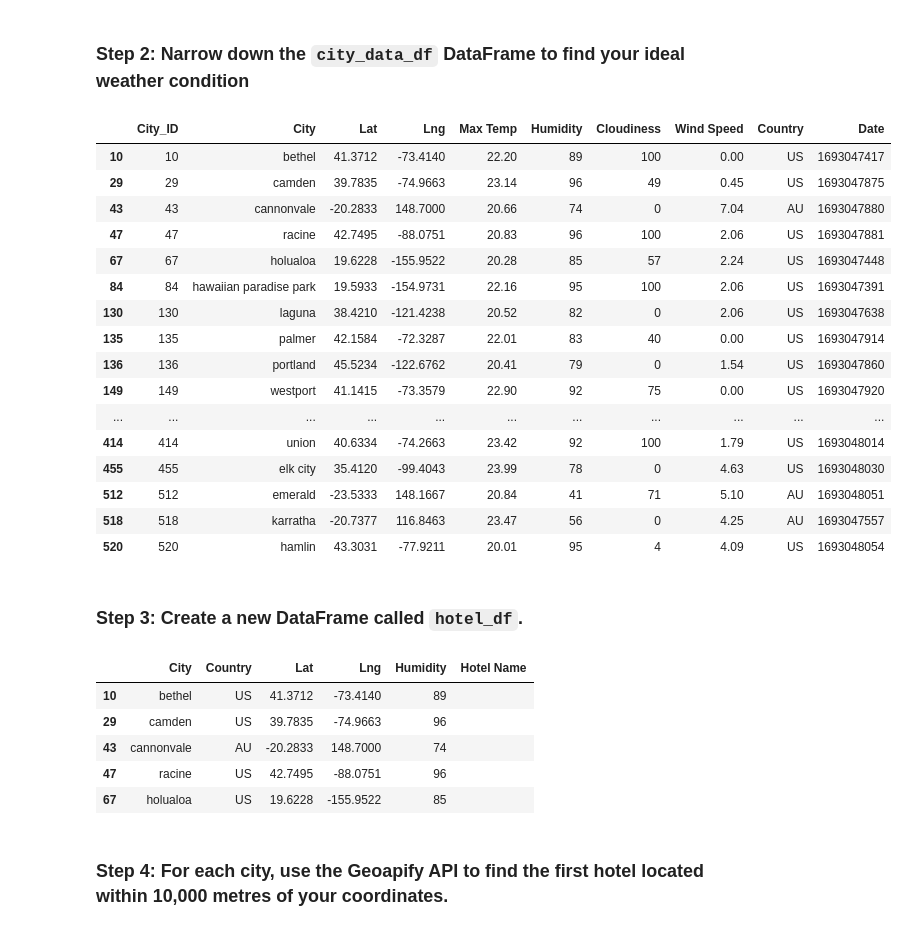
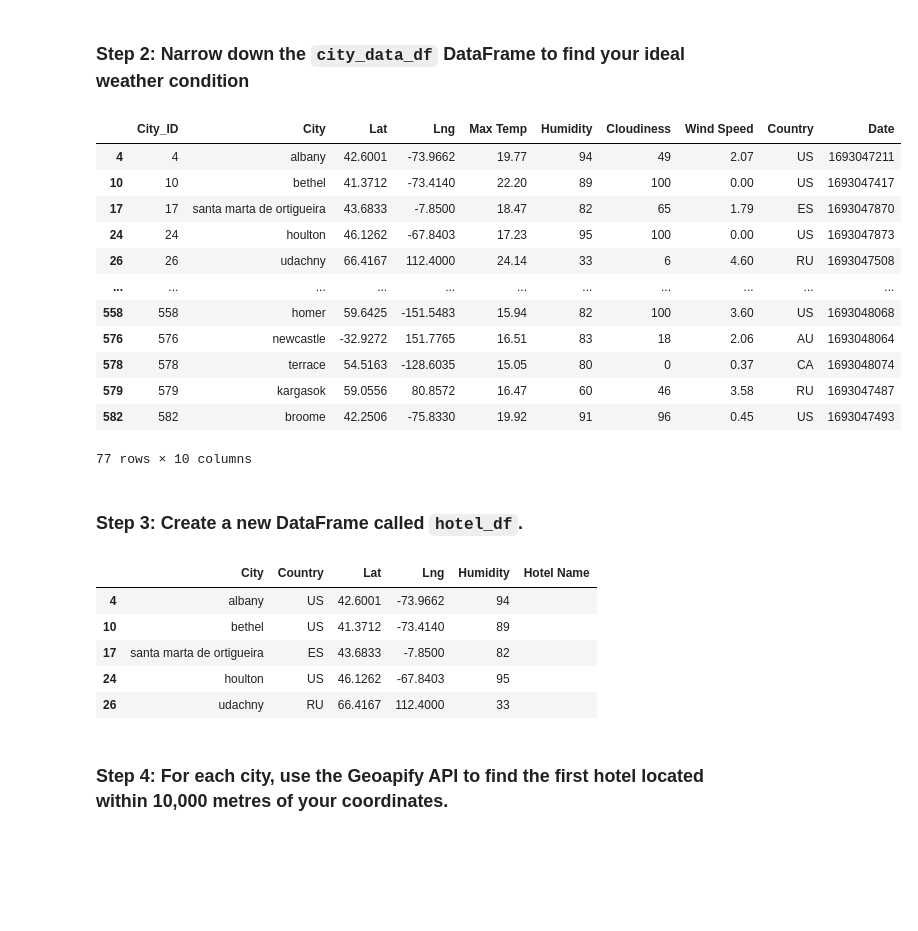
Before and after one commit to mhosseinf/Madule_6_Challenge_python-API, a Jupyter notebook: starter_code/VacationPy.ipynb, the cells around one changed output. Drawn from its saved outputs; the diff is of its cells as text; code cells hidden in the pictures; blank space fills up the shorter version.

```diff
--- a/starter_code/VacationPy.ipynb
+++ b/starter_code/VacationPy.ipynb
@@ -47,33 +47,29 @@ map_plot_1
 # %%
 # Narrow down cities that fit criteria and drop any results with null values
 max_Temp=25
-min_temp=20
-Countries = ["US", "AU", "CA"]
+min_temp=15
+Countries = ["US", "AU", "CA","Fr", "ES","RU","IR"]
 filtered_cities=city_data_df[(city_data_df['Max Temp'] <= max_Temp) &(city_data_df['Max Temp'] >= min_temp)&(city_data_df['Country'].isin(Countries))]
 
 # Drop any rows with null values
 filtered_cities = filtered_cities.dropna()
 
 # Display sample data
 filtered_cities
 # %% [output]
 |  | City_ID | City | Lat | Lng | Max Temp | Humidity | Cloudiness | Wind Speed | Country | Date |
+| 4 | 4 | albany | 42.6001 | -73.9662 | 19.77 | 94 | 49 | 2.07 | US | 1693047211 |
 | 10 | 10 | bethel | 41.3712 | -73.4140 | 22.20 | 89 | 100 | 0.00 | US | 1693047417 |
-| 29 | 29 | camden | 39.7835 | -74.9663 | 23.14 | 96 | 49 | 0.45 | US | 1693047875 |
-| 43 | 43 | cannonvale | -20.2833 | 148.7000 | 20.66 | 74 | 0 | 7.04 | AU | 1693047880 |
-| 47 | 47 | racine | 42.7495 | -88.0751 | 20.83 | 96 | 100 | 2.06 | US | 1693047881 |
-| 67 | 67 | holualoa | 19.6228 | -155.9522 | 20.28 | 85 | 57 | 2.24 | US | 1693047448 |
-| 84 | 84 | hawaiian paradise park | 19.5933 | -154.9731 | 22.16 | 95 | 100 | 2.06 | US | 1693047391 |
-| 130 | 130 | laguna | 38.4210 | -121.4238 | 20.52 | 82 | 0 | 2.06 | US | 1693047638 |
-| 135 | 135 | palmer | 42.1584 | -72.3287 | 22.01 | 83 | 40 | 0.00 | US | 1693047914 |
-| 136 | 136 | portland | 45.5234 | -122.6762 | 20.41 | 79 | 0 | 1.54 | US | 1693047860 |
-| 149 | 149 | westport | 41.1415 | -73.3579 | 22.90 | 92 | 75 | 0.00 | US | 1693047920 |
+| 17 | 17 | santa marta de ortigueira | 43.6833 | -7.8500 | 18.47 | 82 | 65 | 1.79 | ES | 1693047870 |
+| 24 | 24 | houlton | 46.1262 | -67.8403 | 17.23 | 95 | 100 | 0.00 | US | 1693047873 |
+| 26 | 26 | udachny | 66.4167 | 112.4000 | 24.14 | 33 | 6 | 4.60 | RU | 1693047508 |
 | ... | ... | ... | ... | ... | ... | ... | ... | ... | ... | ... |
-| 414 | 414 | union | 40.6334 | -74.2663 | 23.42 | 92 | 100 | 1.79 | US | 1693048014 |
-| 455 | 455 | elk city | 35.4120 | -99.4043 | 23.99 | 78 | 0 | 4.63 | US | 1693048030 |
-| 512 | 512 | emerald | -23.5333 | 148.1667 | 20.84 | 41 | 71 | 5.10 | AU | 1693048051 |
-| 518 | 518 | karratha | -20.7377 | 116.8463 | 23.47 | 56 | 0 | 4.25 | AU | 1693047557 |
-| 520 | 520 | hamlin | 43.3031 | -77.9211 | 20.01 | 95 | 4 | 4.09 | US | 1693048054 |
+| 558 | 558 | homer | 59.6425 | -151.5483 | 15.94 | 82 | 100 | 3.60 | US | 1693048068 |
+| 576 | 576 | newcastle | -32.9272 | 151.7765 | 16.51 | 83 | 18 | 2.06 | AU | 1693048064 |
+| 578 | 578 | terrace | 54.5163 | -128.6035 | 15.05 | 80 | 0 | 0.37 | CA | 1693048074 |
+| 579 | 579 | kargasok | 59.0556 | 80.8572 | 16.47 | 60 | 46 | 3.58 | RU | 1693047487 |
+| 582 | 582 | broome | 42.2506 | -75.8330 | 19.92 | 91 | 96 | 0.45 | US | 1693047493 |
+77 rows × 10 columns
 # %% [markdown]
 ### Step 3: Create a new DataFrame called `hotel_df`.
 # %%
@@ -88,10 +84,10 @@ hotel_df['Hotel Name'] = ''
 hotel_df.head()
 # %% [output]
 |  | City | Country | Lat | Lng | Humidity | Hotel Name |
+| 4 | albany | US | 42.6001 | -73.9662 | 94 |  |
 | 10 | bethel | US | 41.3712 | -73.4140 | 89 |  |
-| 29 | camden | US | 39.7835 | -74.9663 | 96 |  |
-| 43 | cannonvale | AU | -20.2833 | 148.7000 | 74 |  |
-| 47 | racine | US | 42.7495 | -88.0751 | 96 |  |
-| 67 | holualoa | US | 19.6228 | -155.9522 | 85 |  |
+| 17 | santa marta de ortigueira | ES | 43.6833 | -7.8500 | 82 |  |
+| 24 | houlton | US | 46.1262 | -67.8403 | 95 |  |
+| 26 | udachny | RU | 66.4167 | 112.4000 | 33 |  |
 # %% [markdown]
 ### Step 4: For each city, use the Geoapify API to find the first hotel located within 10,000 metres of your coordinates.
```
Also changed, not shown: parts of 2 cells of this notebook.
